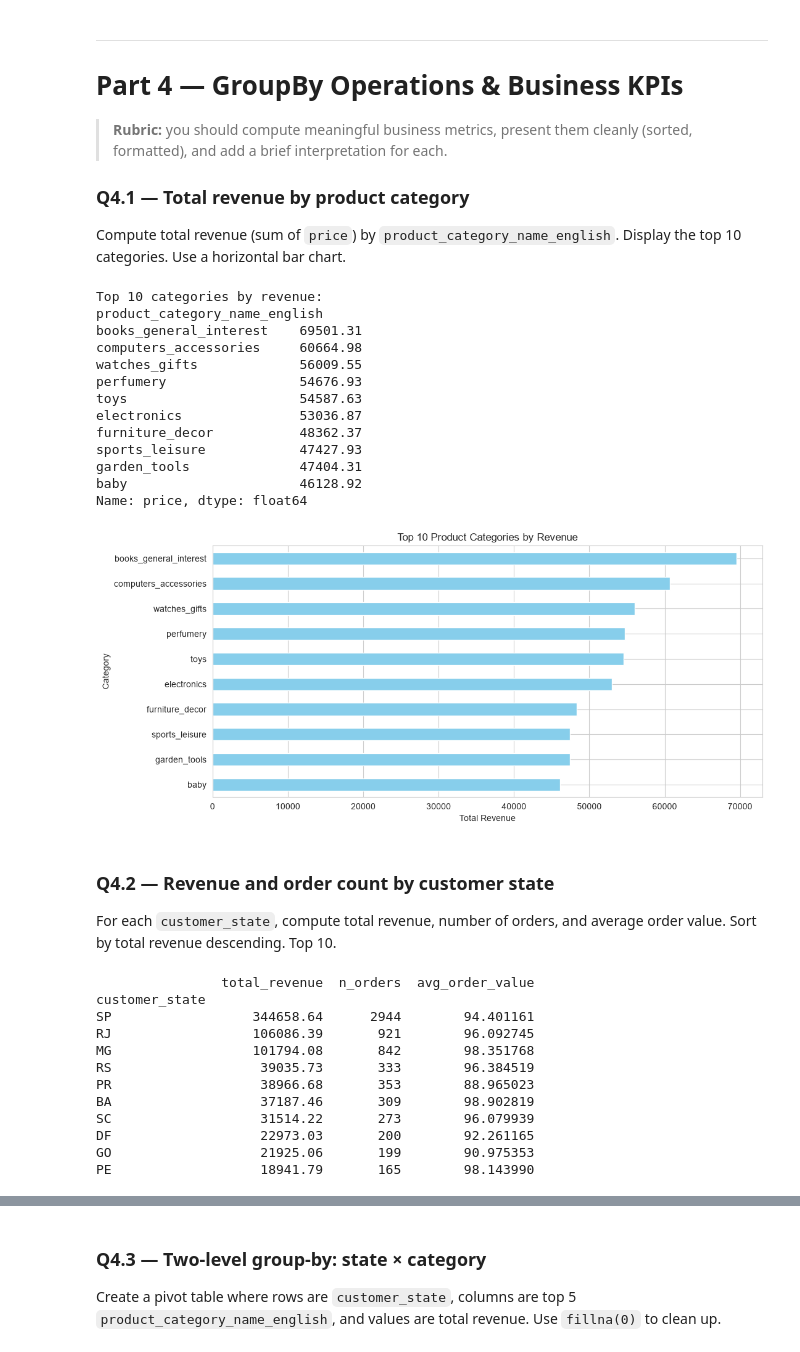
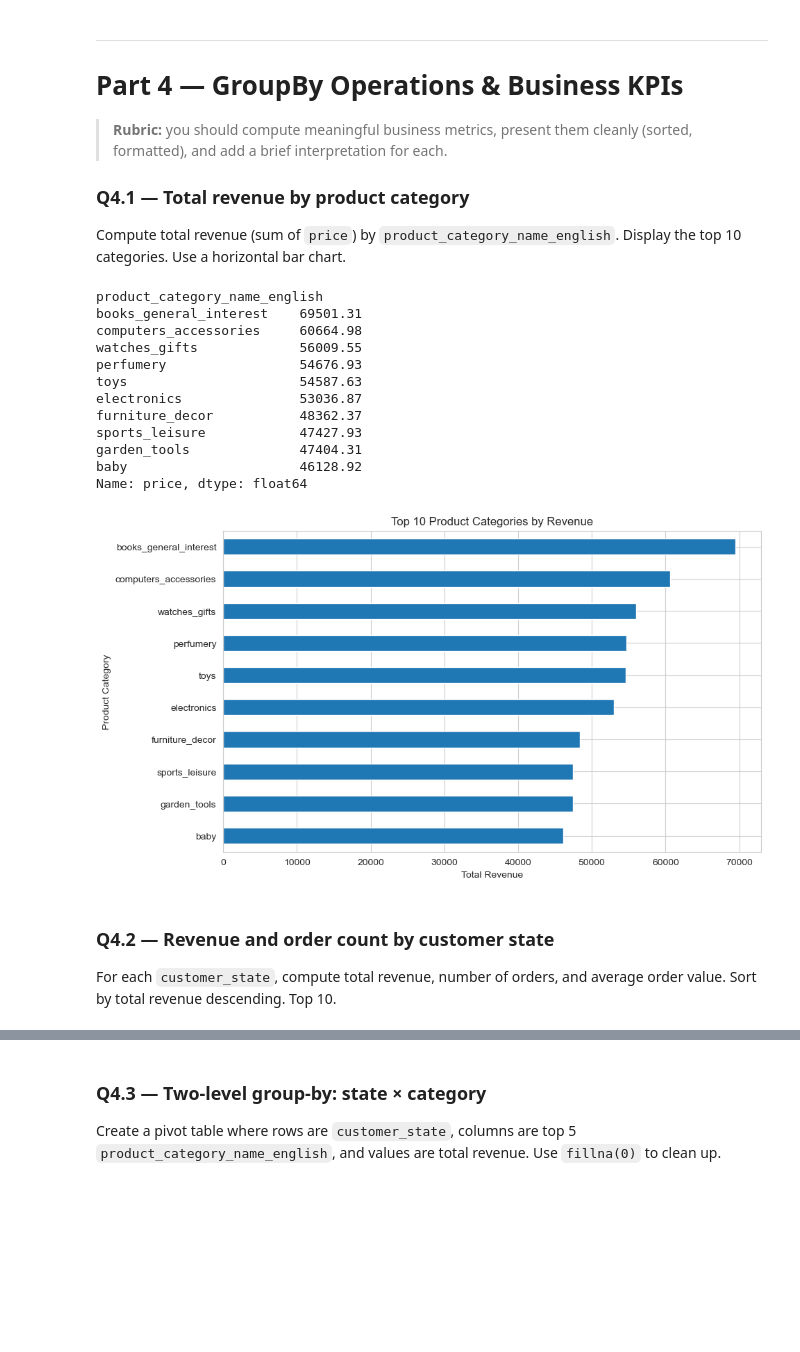
Before and after one commit to SumanSudo/DSML, a Jupyter notebook: Day4/Assignment/Pandas_Sales_Assignment.ipynb, the cells around one changed output, grey strips where cells are left out. Cells and saved outputs as stored; diff of their text form; code cells hidden in the pictures; blank space fills up the shorter version.

```diff
--- a/Day4/Assignment/Pandas_Sales_Assignment.ipynb
+++ b/Day4/Assignment/Pandas_Sales_Assignment.ipynb
@@ -994,19 +994,15 @@ people.shape
 Compute total revenue (sum of `price`) by `product_category_name_english`. Display the top 10 categories. Use a horizontal bar chart.
 # %%
 # Total revenue by product category
-revenue_by_cat = sales.groupby('product_category_name_english')['price'].sum().sort_values(ascending=False) # Sum price by English category name
-print("Top 10 categories by revenue:")                                                         # Label top 10 list
-print(revenue_by_cat.head(10))                                                                 # Display top 10 categories
-
-plt.figure(figsize=(11, 5))                                                                    # Set horizontal bar plot size
-revenue_by_cat.head(10).plot(kind='barh', color='skyblue').invert_yaxis()                      # Create horizontal bar plot descending
-plt.title('Top 10 Product Categories by Revenue')                                              # Set chart title
-plt.xlabel('Total Revenue')                                                                    # Set horizontal axis label
-plt.ylabel('Category')                                                                         # Set vertical axis label
-plt.tight_layout()                                                                             # Align layout elements
-plt.show()                                                                                     # Render plot visually
+category_revenue = (
+    sales
+    .groupby("product_category_name_english")["price"]
+    .sum()
+    .sort_values(ascending=False)
+    .head(10)
+)
+category_revenue
 # %% [output]
-Top 10 categories by revenue:
 product_category_name_english
 books_general_interest    69501.31
 computers_accessories     60664.98
@@ -1019,28 +1015,27 @@ sports_leisure            47427.93
 garden_tools              47404.31
 baby                      46128.92
 Name: price, dtype: float64
-[figure, removed]
+# %%
+category_revenue.plot(
+    kind="barh",
+    figsize=(10,6)
+)
+plt.title("Top 10 Product Categories by Revenue")
+plt.xlabel("Total Revenue")
+plt.ylabel("Product Category")
+plt.gca().invert_yaxis()
+plt.show()
+# %% [output]
+[figure, added]
 # %% [markdown]
 ### Q4.2 — Revenue and order count by customer state
 For each `customer_state`, compute total revenue, number of orders, and average order value. Sort by total revenue descending. Top 10.
 # %%
-# Revenue and order count by customer state
-state_stats = sales.groupby('customer_state').agg(
-    total_revenue=('price', 'sum'),                                                            # Calculate sum of item prices
-    n_orders=('order_id', 'nunique'),                                                          # Calculate unique count of orders
-    avg_order_value=('price', 'mean')                                                          # Calculate average item price
-).sort_values('total_revenue', ascending=False)                                                # Sort descending by total revenue
-print(state_stats.head(10))                                                                    # Display top 10 customer states
+order_summary = (
+    sales
+    .groupby(["order_id", "customer_state"])
+    .agg(
+        order_value=("price", "sum")
+    )
+    .reset_index()
+)
-# %% [output]
-                total_revenue  n_orders  avg_order_value
-customer_state
-SP                  344658.64      2944        94.401161
-RJ                  106086.39       921        96.092745
-MG                  101794.08       842        98.351768
-RS                   39035.73       333        96.384519
-PR                   38966.68       353        88.965023
-BA                   37187.46       309        98.902819
-SC                   31514.22       273        96.079939
-DF                   22973.03       200        92.261165
-GO                   21925.06       199        90.975353
-PE                   18941.79       165        98.143990
```
Also changed, not shown: parts of 5 cells of this notebook.
